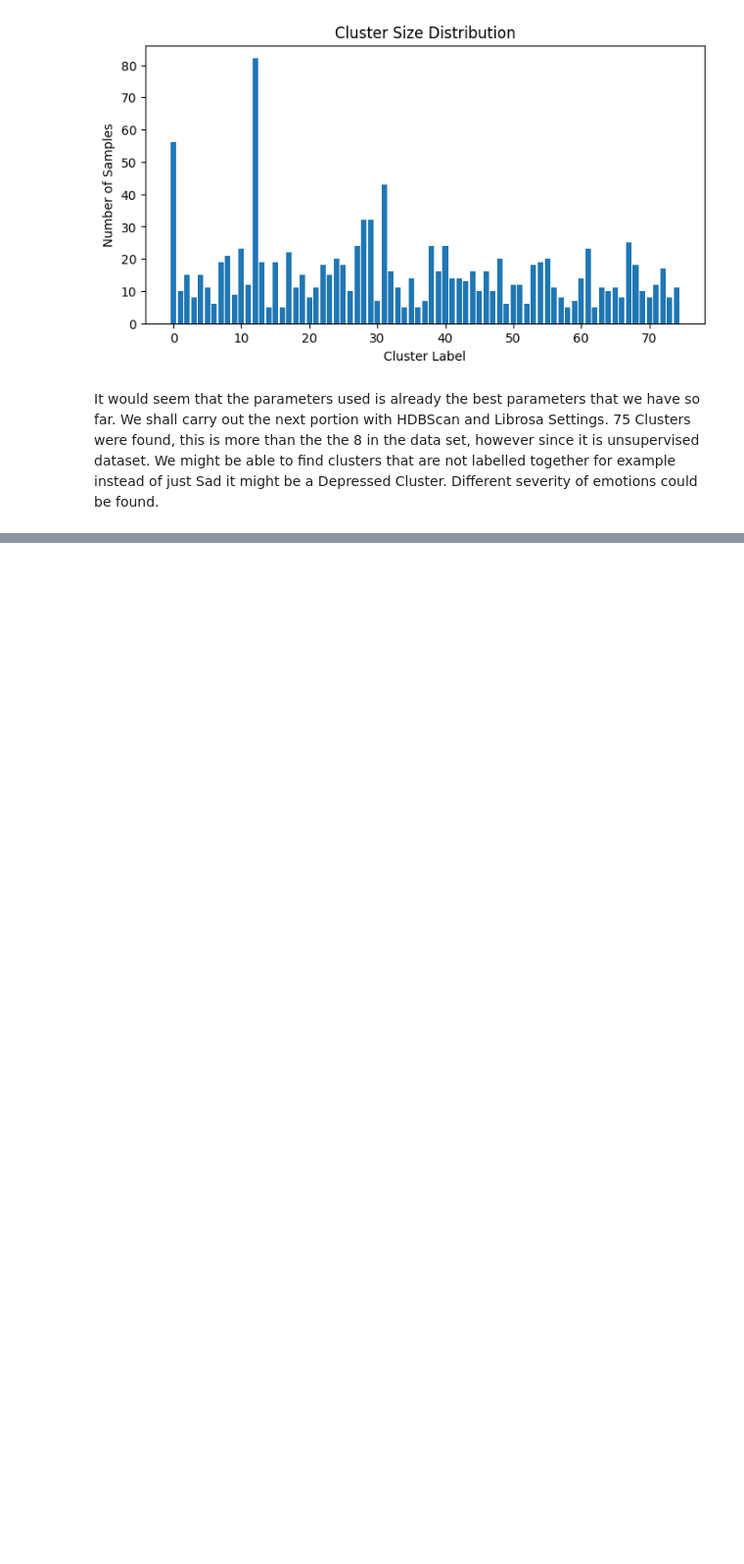
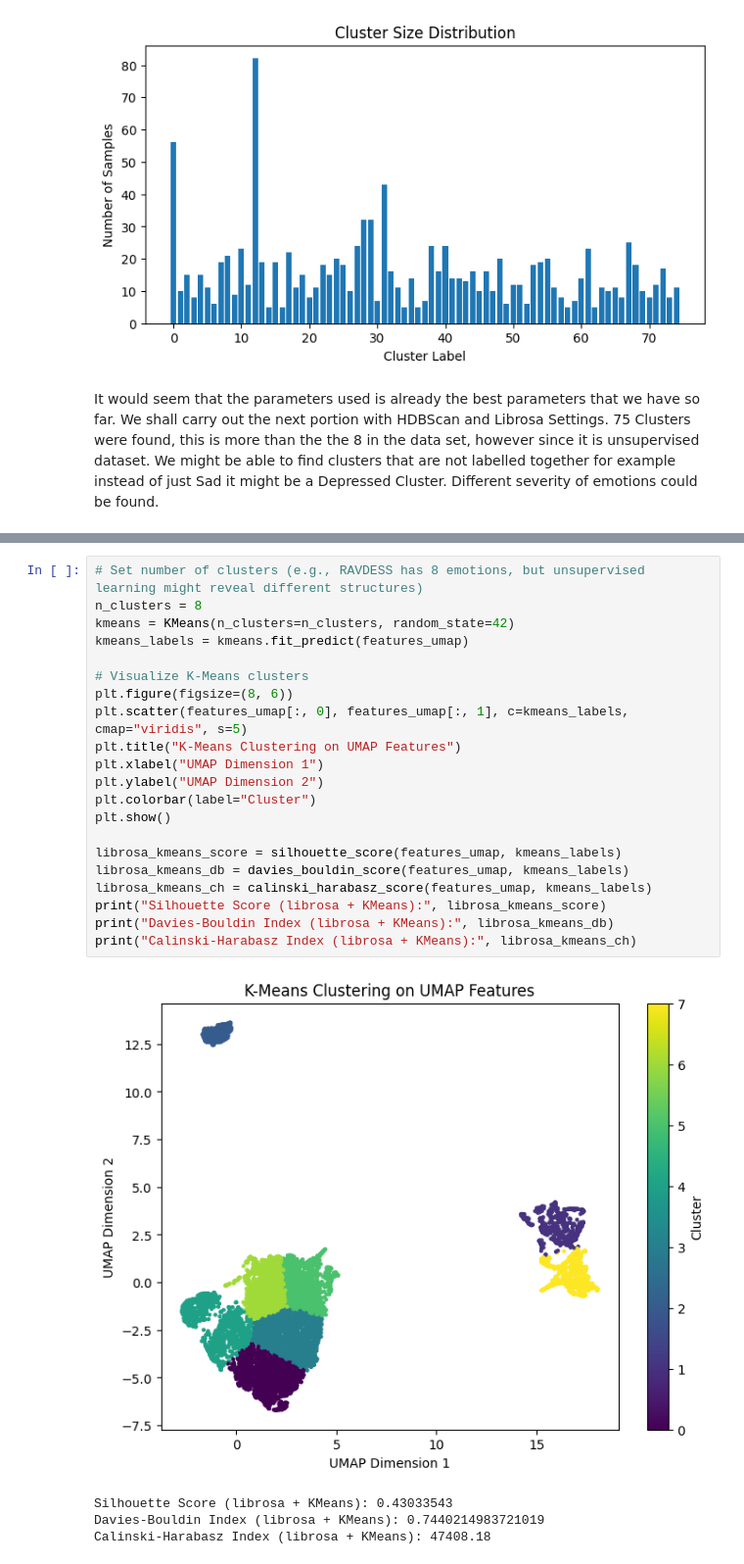
Before and after one commit to jiannhonggg/SER-unsupervised, a Jupyter notebook: 01_Base_Unsupervised_Model.ipynb, the cells around one changed output, grey strips where cells are left out. Shown at 98% size. Drawn from its saved outputs; the diff is of its cells as text; blank space fills up the shorter version.

```diff
--- a/01_Base_Unsupervised_Model.ipynb
+++ b/01_Base_Unsupervised_Model.ipynb
@@ -470,0 +564,26 @@ We might be able to find clusters that are not labelled together for example ins
+# %%
+# Set number of clusters (e.g., RAVDESS has 8 emotions, but unsupervised learning might reveal different structures)
+n_clusters = 8
+kmeans = KMeans(n_clusters=n_clusters, random_state=42)
+kmeans_labels = kmeans.fit_predict(features_umap)
+
+# Visualize K-Means clusters
+plt.figure(figsize=(8, 6))
+plt.scatter(features_umap[:, 0], features_umap[:, 1], c=kmeans_labels, cmap="viridis", s=5)
+plt.title("K-Means Clustering on UMAP Features")
+plt.xlabel("UMAP Dimension 1")
+plt.ylabel("UMAP Dimension 2")
+plt.colorbar(label="Cluster")
+plt.show()
+
+librosa_kmeans_score = silhouette_score(features_umap, kmeans_labels)
+librosa_kmeans_db = davies_bouldin_score(features_umap, kmeans_labels)
+librosa_kmeans_ch = calinski_harabasz_score(features_umap, kmeans_labels)
+print("Silhouette Score (librosa + KMeans):", librosa_kmeans_score)
+print("Davies-Bouldin Index (librosa + KMeans):", librosa_kmeans_db)
+print("Calinski-Harabasz Index (librosa + KMeans):", librosa_kmeans_ch)
+# %% [output]
+[figure, added]
+Silhouette Score (librosa + KMeans): 0.43033543
+Davies-Bouldin Index (librosa + KMeans): 0.7440214983721019
+Calinski-Harabasz Index (librosa + KMeans): 47408.18
```
Also changed, not shown: parts of 32 cells of this notebook, 2 other files.
